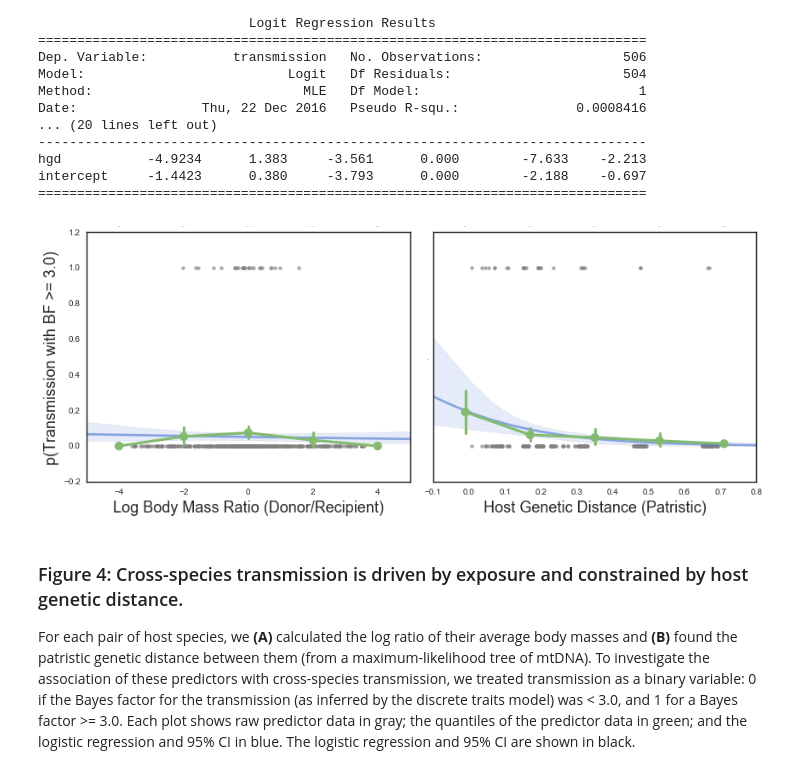
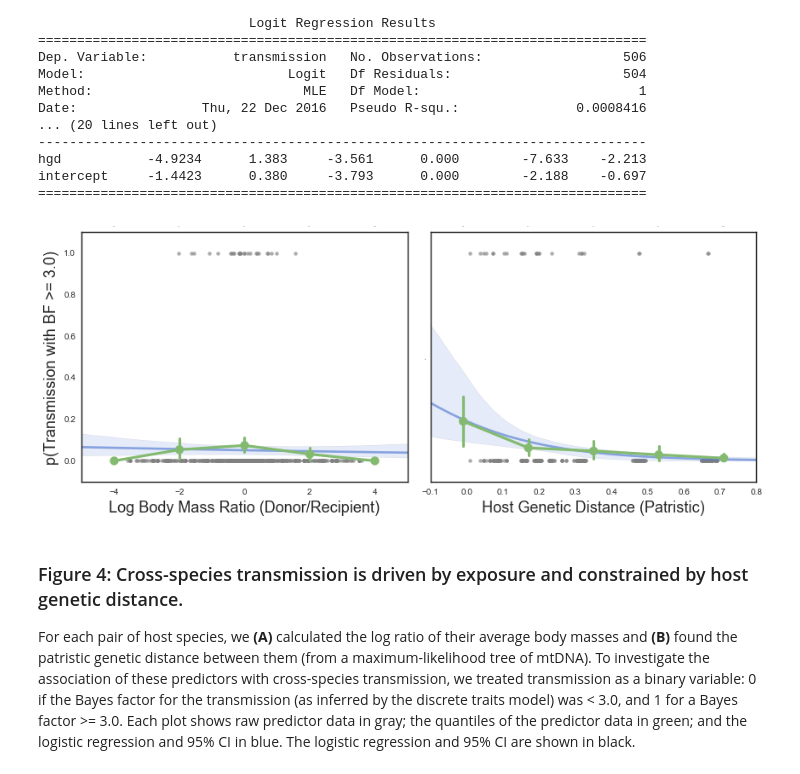
Before and after one commit to blab/siv-cst, a Jupyter notebook: figures/predictors/predictor_scatterplots.ipynb, the cells around one changed output. Cells and saved outputs as stored; diff of their text form; code cells hidden in the pictures.

```diff
--- a/figures/predictors/predictor_scatterplots.ipynb
+++ b/figures/predictors/predictor_scatterplots.ipynb
@@ -72,34 +72,38 @@ intercept     -1.4423      0.380     -3.793      0.000        -2.188    -0.697
 # %%
 fig, (bmr_ax, hgd_ax) = plt.subplots(figsize=(12,5),nrows=1,ncols=2,sharey=True, facecolor='w') # Note shared Y axis
 
 bmr_logit = sns.regplot(data['log_bmr'], data['transmission'], ax=bmr_ax,
                         line_kws = {'color':'#547BD3', 'alpha': 0.65},
                         scatter_kws={'color': 'gray', 'alpha': 0.65}, logistic=True)
 hgd_logit = sns.regplot(data['hgd'], data['transmission'], ax=hgd_ax,
                         line_kws = {'color':'#547BD3', 'alpha': 0.65},
                         scatter_kws={'color': 'gray', 'alpha': 0.65}, logistic=True)
 
 hgd_ax2 = hgd_ax.twiny()
 bmr_ax2=bmr_ax.twiny()
 
 sns.pointplot(x=data['bmr_quantiles'], y=data['transmission'], ax=bmr_ax2, color='#83BA70')
 sns.pointplot(x=data['hgd_quantiles'], y=data['transmission'], ax=hgd_ax2, color='#83BA70')
 
 hgd_ax.set_xlabel('Host Genetic Distance (Patristic)', size=18)
 bmr_ax.set_ylabel('p(Transmission with BF >= 3.0)', size=18)
 bmr_ax.set_xlabel('Log Body Mass Ratio (Donor/Recipient)', size=18)
 hgd_ax.set_ylabel(None, size=0)
 
 hgd_ax2.tick_params(axis='x',labelsize=0,size=0)
 bmr_ax2.tick_params(axis='x', labelsize=0, size=0)
 hgd_ax2.set_xlabel('')
 bmr_ax2.set_xlabel('')
+hgd_ax.set_ylim(-0.1, 1.1)
+bmr_ax.set_ylim(-0.1, 1.1)
+hgd_ax2.set_ylim(-0.1, 1.1)
+bmr_ax2.set_ylim(-0.1, 1.1)
 
 sns.set_style('white')
 plt.tight_layout()
-# plt.savefig('Fig4_Predictors.png', bbox_inches='tight', dpi=300)
+plt.savefig('Fig4_Predictors.png', bbox_inches='tight', dpi=300)
 # %% [output]
-[figure, old version]
+[figure, new version]
 # %% [markdown]
 ### Figure 4: Cross-species transmission is driven by exposure and constrained by host genetic distance.
 For each pair of host species, we **(A)** calculated the log ratio of their average body masses and **(B)** found the patristic genetic distance between them (from a maximum-likelihood tree of mtDNA). To investigate the association of these predictors with cross-species transmission, we treated transmission as a binary variable: 0 if the Bayes factor for the transmission (as inferred by the discrete traits model) was < 3.0, and 1 for a Bayes factor >= 3.0. Each plot shows raw predictor data in gray; the quantiles of the predictor data in green; and the logistic regression and 95% CI in blue. The logistic regression and 95% CI are shown in black.
```
